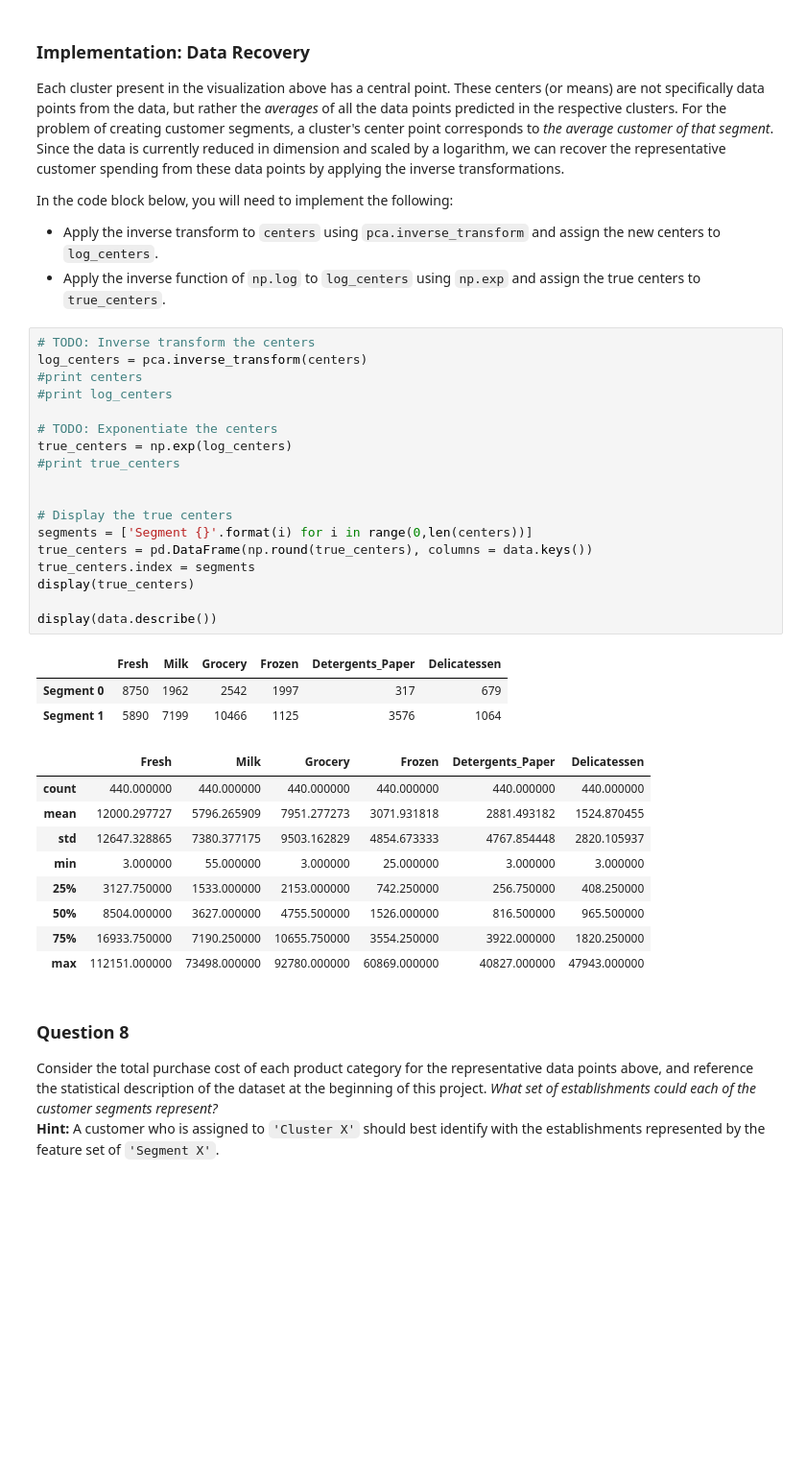
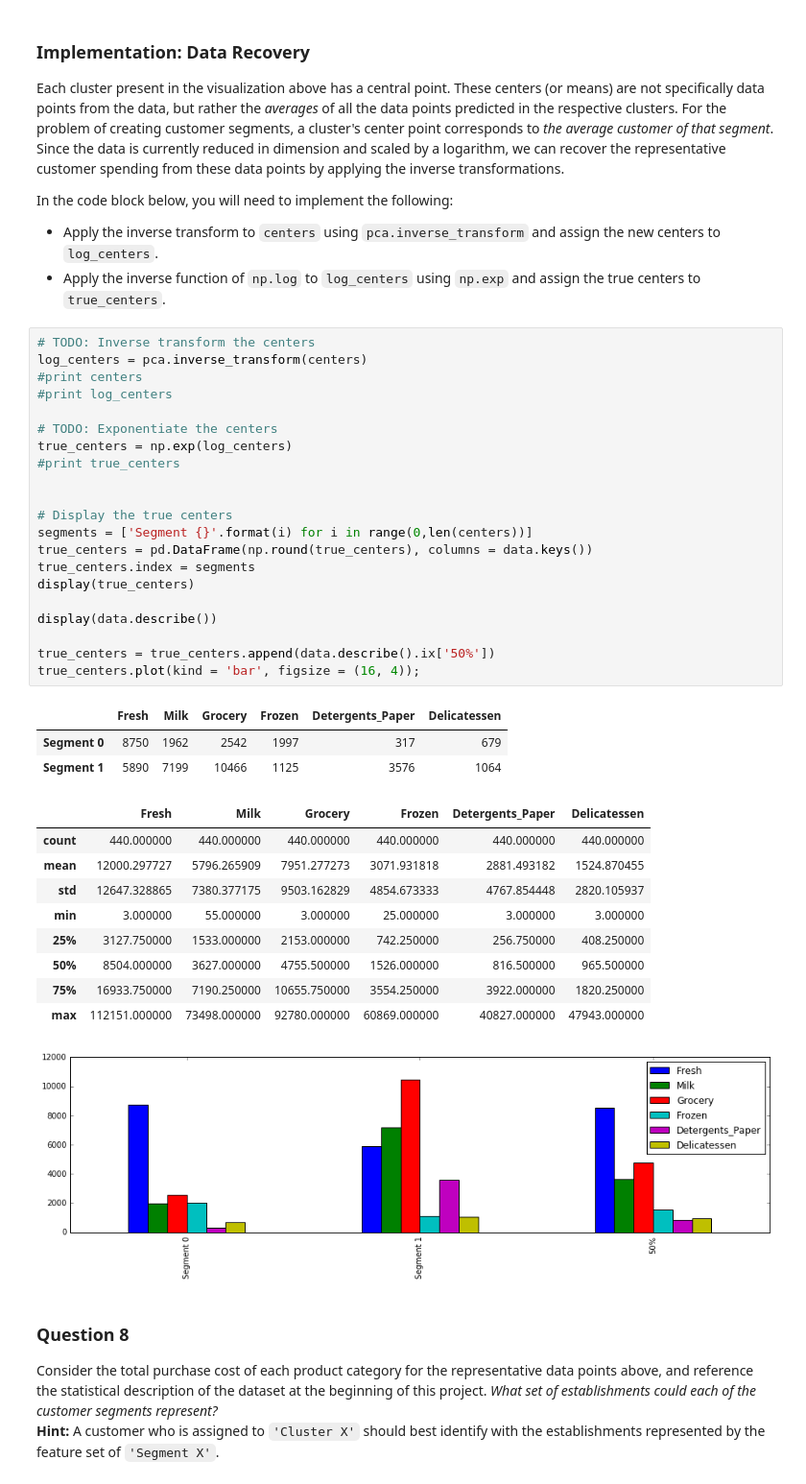
Before and after one commit to shoc2005/P3, a Jupyter notebook: customer_segments.ipynb, the cells around one changed output. Shown at 96% size. Drawn from its saved outputs; the diff is of its cells as text; blank space fills up the shorter version.

```diff
--- a/customer_segments.ipynb
+++ b/customer_segments.ipynb
@@ -707,33 +721,37 @@ In the code block below, you will need to implement the following:
 # TODO: Inverse transform the centers
 log_centers = pca.inverse_transform(centers)
 #print centers
 #print log_centers
 
 # TODO: Exponentiate the centers
 true_centers = np.exp(log_centers)
 #print true_centers
 
 
 # Display the true centers
 segments = ['Segment {}'.format(i) for i in range(0,len(centers))]
 true_centers = pd.DataFrame(np.round(true_centers), columns = data.keys())
 true_centers.index = segments
 display(true_centers)
 
 display(data.describe())
+
+true_centers = true_centers.append(data.describe().ix['50%'])
+true_centers.plot(kind = 'bar', figsize = (16, 4));
 # %% [output]
 |  | Fresh | Milk | Grocery | Frozen | Detergents_Paper | Delicatessen |
 | Segment 0 | 8750 | 1962 | 2542 | 1997 | 317 | 679 |
 | Segment 1 | 5890 | 7199 | 10466 | 1125 | 3576 | 1064 |
 |  | Fresh | Milk | Grocery | Frozen | Detergents_Paper | Delicatessen |
 | count | 440.000000 | 440.000000 | 440.000000 | 440.000000 | 440.000000 | 440.000000 |
 | mean | 12000.297727 | 5796.265909 | 7951.277273 | 3071.931818 | 2881.493182 | 1524.870455 |
 | std | 12647.328865 | 7380.377175 | 9503.162829 | 4854.673333 | 4767.854448 | 2820.105937 |
 | min | 3.000000 | 55.000000 | 3.000000 | 25.000000 | 3.000000 | 3.000000 |
 | 25% | 3127.750000 | 1533.000000 | 2153.000000 | 742.250000 | 256.750000 | 408.250000 |
 | 50% | 8504.000000 | 3627.000000 | 4755.500000 | 1526.000000 | 816.500000 | 965.500000 |
 | 75% | 16933.750000 | 7190.250000 | 10655.750000 | 3554.250000 | 3922.000000 | 1820.250000 |
 | max | 112151.000000 | 73498.000000 | 92780.000000 | 60869.000000 | 40827.000000 | 47943.000000 |
+[figure, added]
 # %% [markdown]
 ### Question 8
 Consider the total purchase cost of each product category for the representative data points above, and reference the statistical description of the dataset at the beginning of this project. *What set of establishments could each of the customer segments represent?*
```
Also changed, not shown: parts of 11 cells of this notebook, 2 other files.
